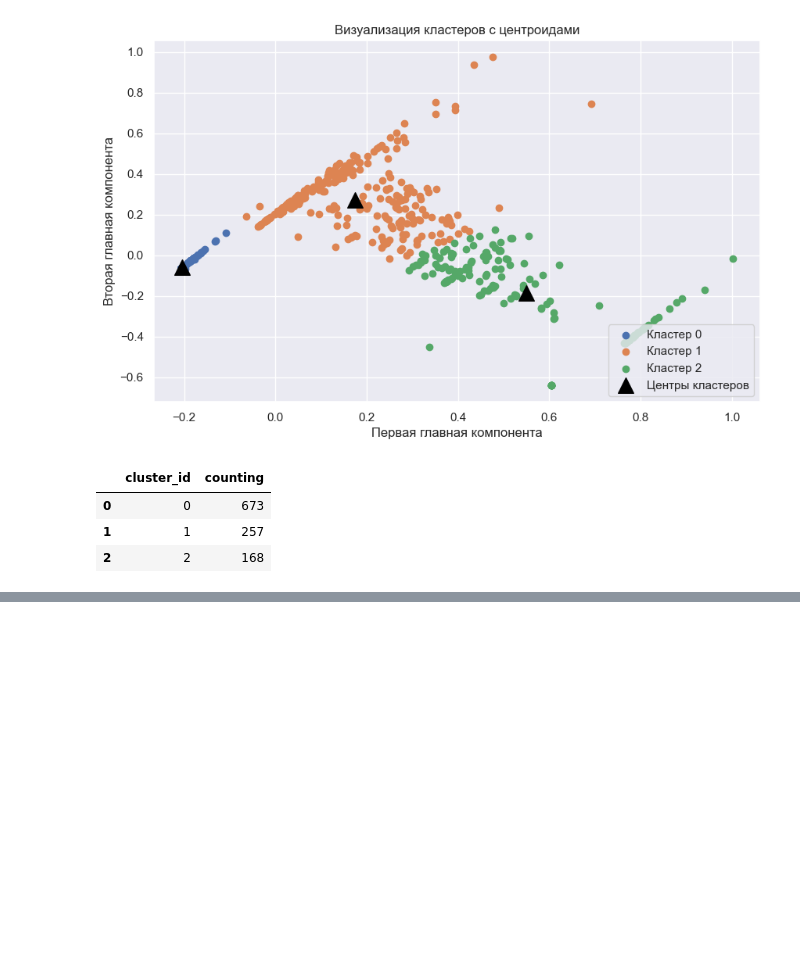
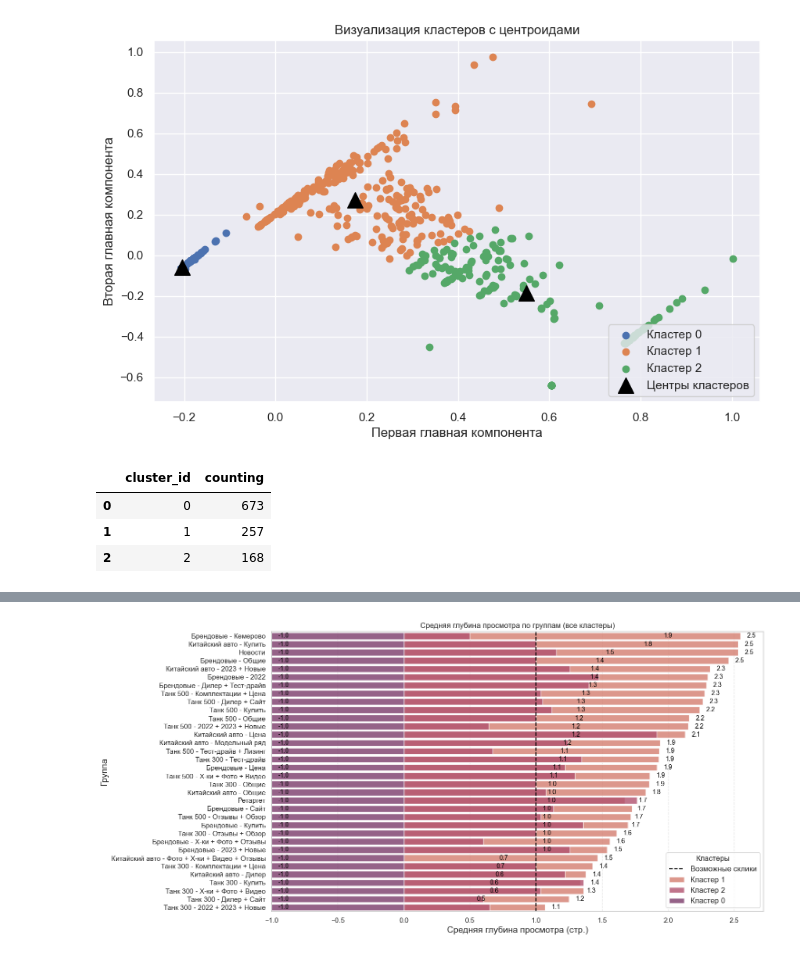
Before and after one commit to neZorinEgor/AdsAnalyzer, a Jupyter notebook: analys/main.ipynb, the cells around one changed output, grey strips where cells are left out. Drawn from its saved outputs; the diff is of its cells as text; code cells hidden in the pictures; blank space fills up the shorter version.

Commit message:
feat: add stat plot

```diff
--- a/analys/main.ipynb
+++ b/analys/main.ipynb
@@ -223,5 +9,0 @@ memory usage: 3.7+ MB
-# %%
-yan_df.replace({'-', -1}, inplace=True)
-numeric_cols = ["Показы", "Клики", "CTR (%)", "Расход (руб.)", "Доход (руб.)", "Прибыль (руб.)"]
-for c in numeric_cols:
-    yan_df[c] = yan_df[c].astype("float64")
@@ -509,0 +210,31 @@ cluster_2[cluster_2["Группа"]=="Китайский авто - Купить
+# %%
+stat = analys_df.groupby(["Группа", "cluster"])["Глубина (стр.)"]\
+    .mean()\
+    .reset_index()\
+    .sort_values(by="Глубина (стр.)", ascending=False)
+plt.figure(figsize=(14, 8))
+palette = sns.color_palette("flare", len(stat["cluster"].unique()))
+sns.set_theme(style="whitegrid", palette="deep")
+ax = None
+for cluster_id, color in zip(stat["cluster"].unique(), palette):
+    cluster_data = stat[stat["cluster"] == cluster_id]
+    ax = sns.barplot(
+        x=cluster_data["Глубина (стр.)"],
+        y=cluster_data["Группа"],
+        label=f"Кластер {cluster_id}",
+        color=color,
+        order=stat["Группа"].unique(),
+        alpha=0.8
+    )
+    for index, value in enumerate(cluster_data["Глубина (стр.)"]):
+        ax.text(value + 0.05, index, f"{value:.1f}", va="center", fontsize=10, color="black")
+plt.axvline(1, color="black", label="Возможные склики", linestyle="--")
+plt.title("Средняя глубина просмотра по группам (все кластеры)")
+plt.xlabel("Средняя глубина просмотра (стр.)", fontsize=14)
+plt.ylabel("Группа", fontsize=14)
+plt.legend(title="Кластеры", loc="lower right", fontsize=12)
+plt.xlim(-1)
+plt.grid(axis="x", linestyle="--", alpha=0.5)
+plt.show()
+# %% [output]
+[figure, added]
```
Also changed, not shown: parts of 43 cells of this notebook.
